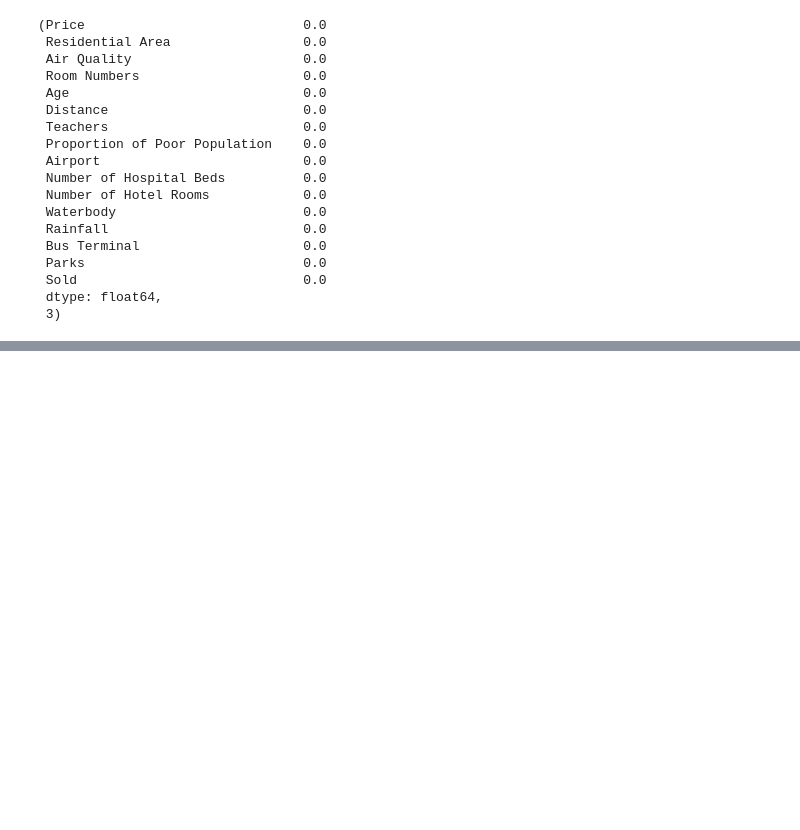
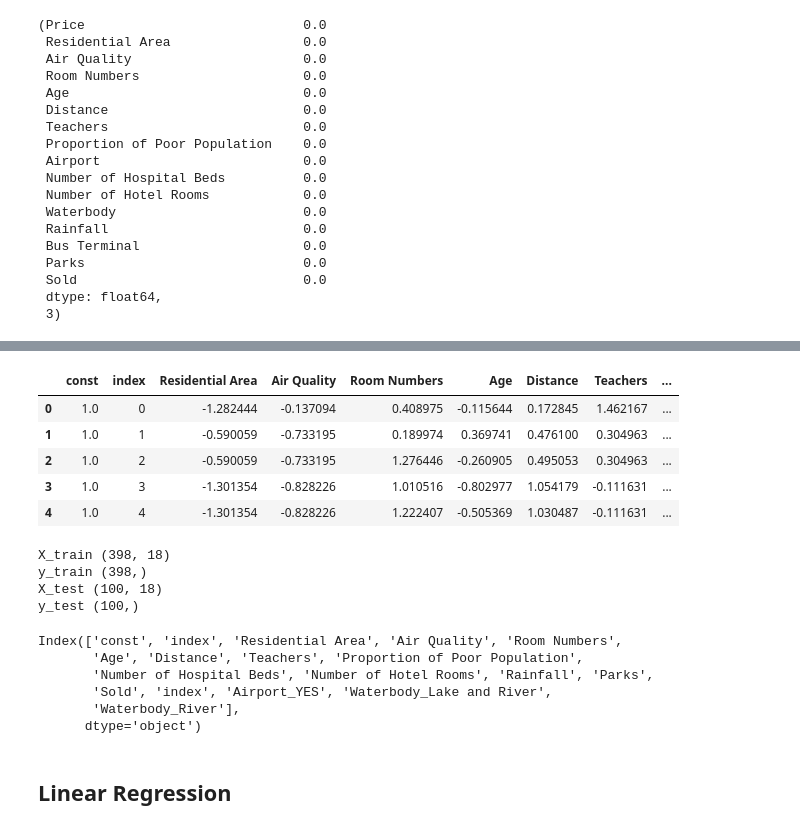
Before and after one commit to cyrixninja/Code-Unnati, a Jupyter notebook: python_scripts_ckpcet/supervised_regression/ml_on_house_price_data.ipynb, the cells around one changed output, grey strips where cells are left out. Saved outputs shown, nothing was run; the diff lists cells and outputs as text; code cells hidden in the pictures; blank space fills up the shorter version.

```diff
--- a/python_scripts_ckpcet/supervised_regression/ml_on_house_price_data.ipynb
+++ b/python_scripts_ckpcet/supervised_regression/ml_on_house_price_data.ipynb
@@ -312,0 +334,7 @@ round(df_house_price.isnull().sum() / df_house_price.shape[0] * 100),3
+# %%
+# Initiate the StandardScaler
+ss = StandardScaler()
+# %%
+# Transform the data
+Scale = ss.fit_transform(df_num)
+Scale
@@ -312,0 +355,4 @@ round(df_house_price.isnull().sum() / df_house_price.shape[0] * 100),3
+# %%
+df_scale = pd.DataFrame(Scale, columns = df_num.columns)
+df_scale = df_scale.reset_index()
+df_scale.head()
@@ -312,0 +366,4 @@ round(df_house_price.isnull().sum() / df_house_price.shape[0] * 100),3
+# %%
+# Make a DataFrame for independable variables
+df_independent = pd.concat([df_scale, dummy_var], axis = 1)
+df_independent.head()
@@ -312,0 +377,14 @@ round(df_house_price.isnull().sum() / df_house_price.shape[0] * 100),3
+# %%
+# Split the data for training and testing
+import statsmodels
+import statsmodels.api as sm
+
+df_independent = sm.add_constant(df_independent)
+df_independent.head()
+# %% [output]
+|  | const | index | Residential Area | Air Quality | Room Numbers | Age | Distance | Teachers | ... |
+| 0 | 1.0 | 0 | -1.282444 | -0.137094 | 0.408975 | -0.115644 | 0.172845 | 1.462167 | ... |
+| 1 | 1.0 | 1 | -0.590059 | -0.733195 | 0.189974 | 0.369741 | 0.476100 | 0.304963 | ... |
+| 2 | 1.0 | 2 | -0.590059 | -0.733195 | 1.276446 | -0.260905 | 0.495053 | 0.304963 | ... |
+| 3 | 1.0 | 3 | -1.301354 | -0.828226 | 1.010516 | -0.802977 | 1.054179 | -0.111631 | ... |
+| 4 | 1.0 | 4 | -1.301354 | -0.828226 | 1.222407 | -0.505369 | 1.030487 | -0.111631 | ... |
@@ -312,0 +396,24 @@ round(df_house_price.isnull().sum() / df_house_price.shape[0] * 100),3
+# %%
+# print dimensios of train set
+print('X_train', X_train.shape)
+print('y_train', y_train.shape)
+
+# print dimensions of test set
+print('X_test', X_test.shape)
+print('y_test', y_test.shape)
+# %% [output]
+X_train (398, 18)
+y_train (398,)
+X_test (100, 18)
+y_test (100,)
+# %%
+X_train.columns
+# %% [output]
+Index(['const', 'index', 'Residential Area', 'Air Quality', 'Room Numbers',
+       'Age', 'Distance', 'Teachers', 'Proportion of Poor Population',
+       'Number of Hospital Beds', 'Number of Hotel Rooms', 'Rainfall', 'Parks',
+       'Sold', 'index', 'Airport_YES', 'Waterbody_Lake and River',
+       'Waterbody_River'],
+      dtype='object')
+# %% [markdown]
+## Linear Regression
```
Also changed, not shown: parts of 19 cells of this notebook.
